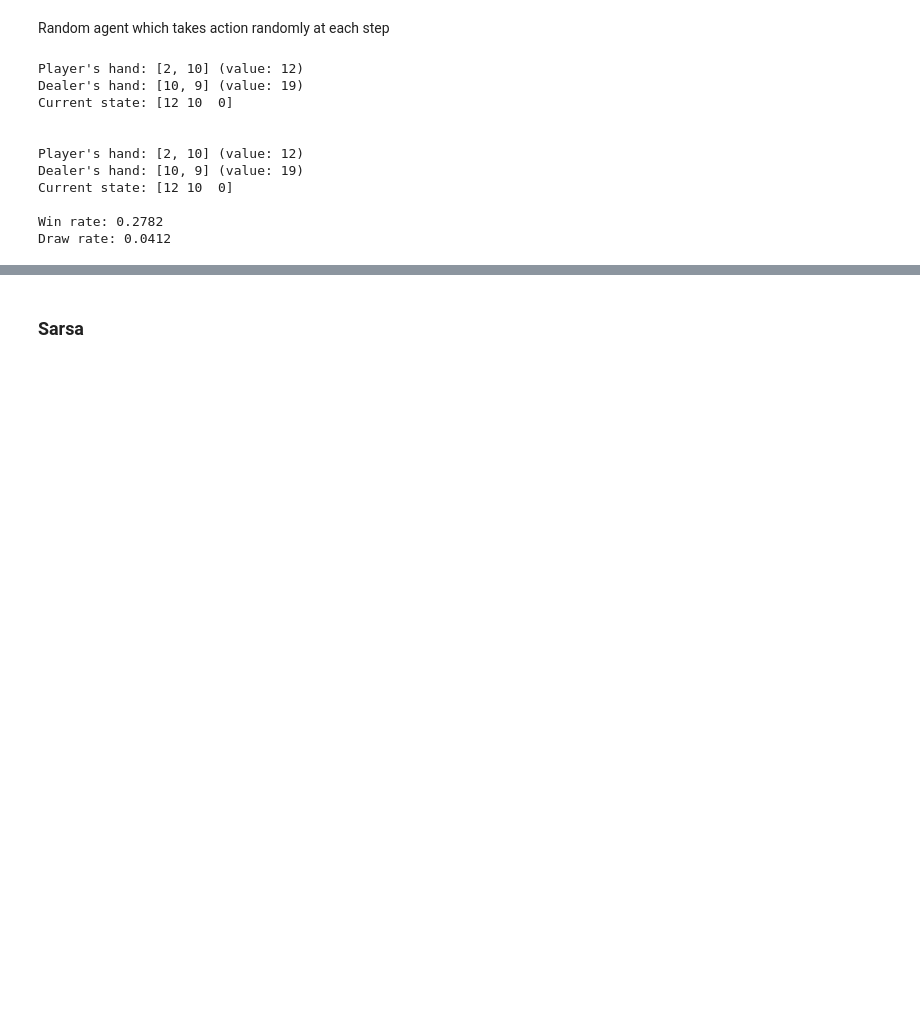
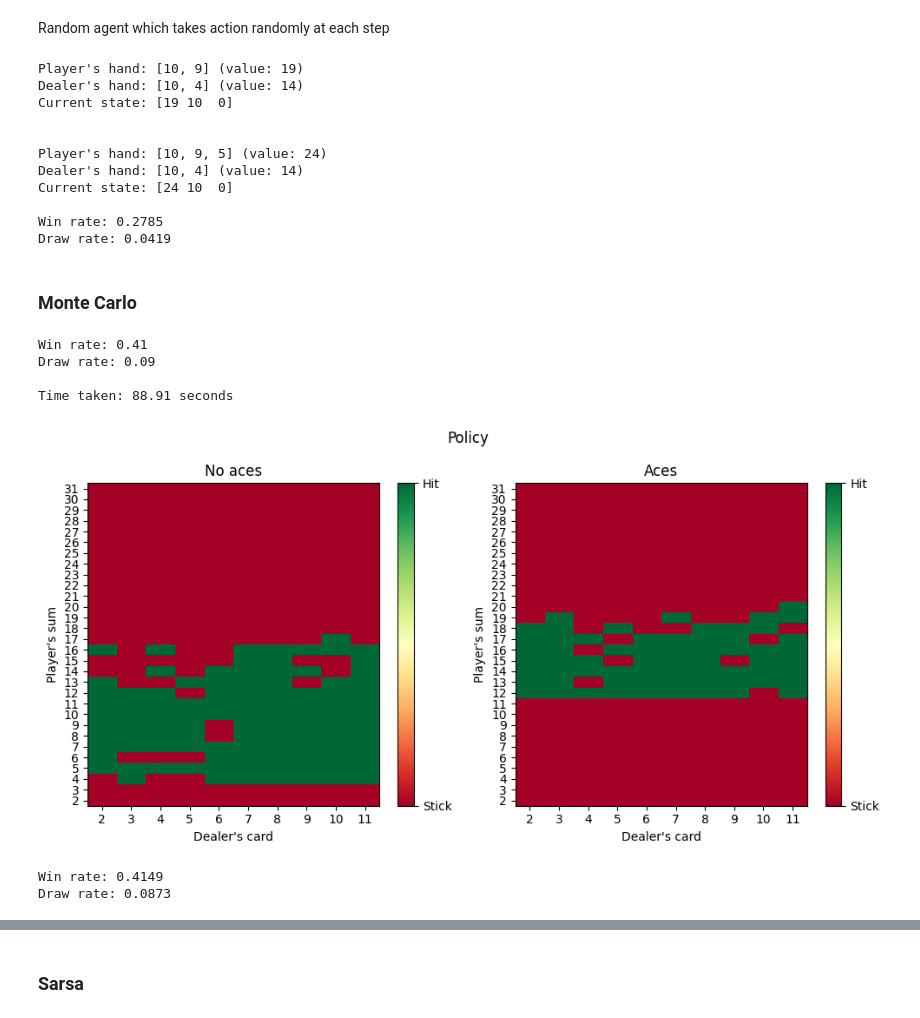
Before and after one commit to ThomasLEMERCIER/BlackJack-RL, a Jupyter notebook: experiments.ipynb, the cells around one changed output, grey strips where cells are left out. Drawn from its saved outputs; the diff is of its cells as text; code cells hidden in the pictures; blank space fills up the shorter version.

Commit message:
ajout monte carlo, argmax, tentative dqn infinite

```diff
--- a/experiments.ipynb
+++ b/experiments.ipynb
@@ -67,17 +69,71 @@ Random agent which takes action randomly at each step
 # %%
 from src.agents import RandomAgent
 
+env = InfiniteSimpleBlackjack(seed=42)
 agent = RandomAgent(env.action_space)
 play_policy(env, agent, n_test_episodes)
 # %% [output]
-Player's hand: [2, 10] (value: 12)
-Dealer's hand: [10, 9] (value: 19)
-Current state: [12 10  0]
+Player's hand: [10, 9] (value: 19)
+Dealer's hand: [10, 4] (value: 14)
+Current state: [19 10  0]
 
 
-Player's hand: [2, 10] (value: 12)
-Dealer's hand: [10, 9] (value: 19)
-Current state: [12 10  0]
+Player's hand: [10, 9, 5] (value: 24)
+Dealer's hand: [10, 4] (value: 14)
+Current state: [24 10  0]
 
-Win rate: 0.2782
-Draw rate: 0.0412
+Win rate: 0.2785
+Draw rate: 0.0419
+# %% [markdown]
+### Monte Carlo
+# %%
+from src.agents import MonteCarloAgent
+
+def main_monte_carlo(env: gym.Env, agent: MonteCarloAgent, n_episodes: int):
+    start = time.time()
+    n_wins = 0
+    n_draws = 0
+    for _ in tqdm(range(n_episodes)):
+        episode = agent.generate_episode(env)
+        reward = episode[-1][2]
+        agent.step(episode)
+
+        if reward == 1:
+            n_wins += 1
+        elif reward == 0:
+            n_draws += 1
+    print(f"Win rate: {n_wins / n_episodes:.2f}")
+    print(f"Draw rate: {n_draws / n_episodes:.2f}")
+    print(f"\nTime taken: {time.time() - start:.2f} seconds")
+# %%
+from src.explorations import EpsilonGreedy, UCB
+from src.utils.visualization import plot_policy_simple_blackjack
+from src.utils.data_struct import MonteCarloParameters
+
+n_episodes = 500_000
+env = InfiniteSimpleBlackjack(seed=42)
+# exploration = EpsilonGreedy(epsilon=0.8, decay=0.999999, seed=42)
+exploration = UCB(num_states=get_num_states(env.observation_space), num_actions=env.action_space.n, seed=42)
+monte_carlo_parameters = MonteCarloParameters(num_states=get_num_states(env.observation_space), num_actions=env.action_space.n)
+agent = MonteCarloAgent(monte_carlo_parameters, exploration)
+
+main_monte_carlo(env, agent, n_episodes)
+
+policy = agent.get_policy()
+plot_policy_simple_blackjack(policy, env.observation_space)
+
+n_test_episodes = 10000
+env = InfiniteSimpleBlackjack(seed=666)
+rewards = [play_episode(env, agent) for _ in range(n_test_episodes)]
+n_wins = sum(reward == 1 for reward in rewards)
+n_draws = sum(reward == 0 for reward in rewards)
+print(f"Win rate: {n_wins / n_test_episodes:.4f}")
+print(f"Draw rate: {n_draws / n_test_episodes:.4f}")
+# %% [output]
+Win rate: 0.41
+Draw rate: 0.09
+
+Time taken: 88.91 seconds
+[figure, added]
+Win rate: 0.4149
+Draw rate: 0.0873
```
Also changed, not shown: parts of 53 cells of this notebook, 9 other files.
